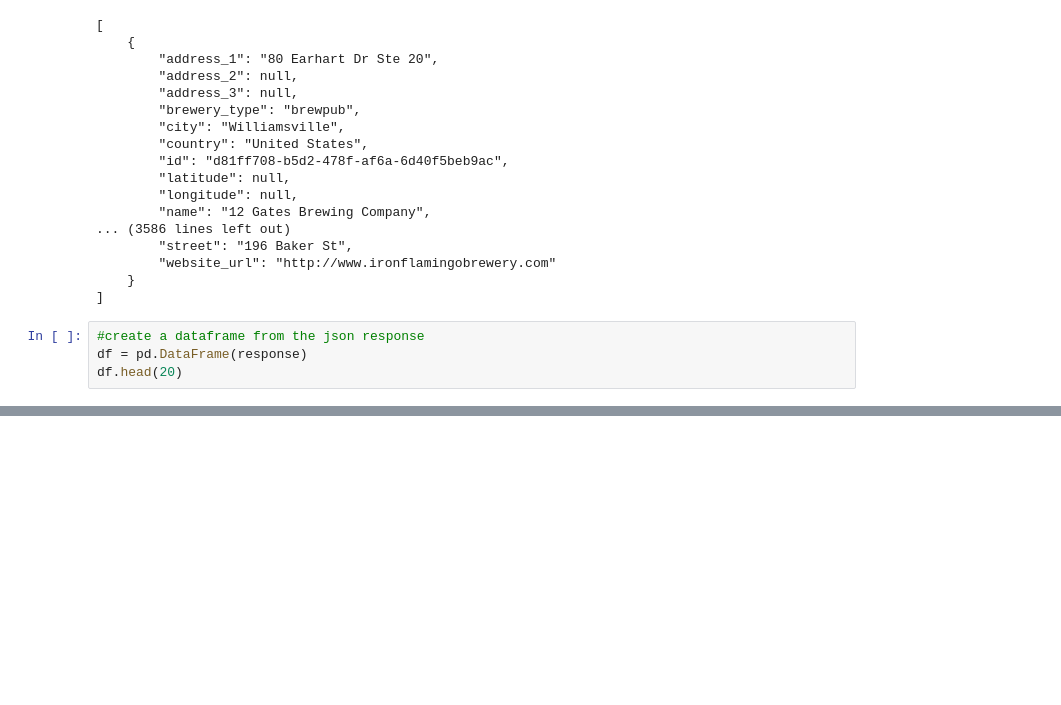
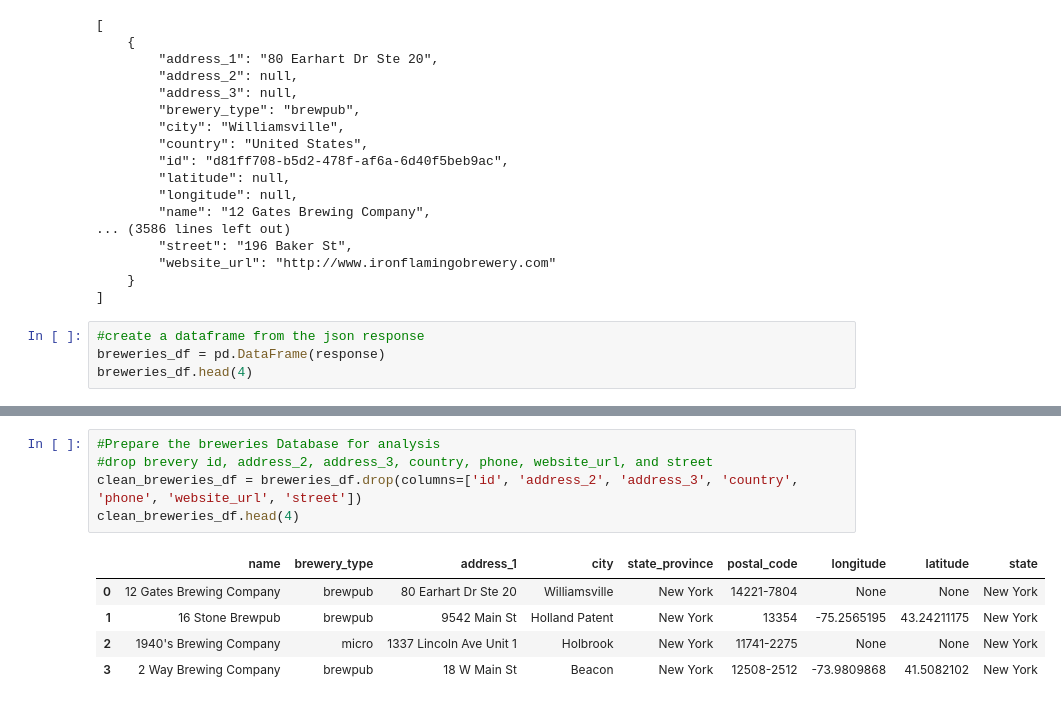
Before and after one commit to rpatel9877/project1, a Jupyter notebook: beer_database.ipynb, the cells around one changed output, grey strips where cells are left out. Saved outputs shown, nothing was run; the diff lists cells and outputs as text; blank space fills up the shorter version.

Commit message:
cleaned up database pull - last dataframe is the base dataset to work with

```diff
--- a/beer_database.ipynb
+++ b/beer_database.ipynb
@@ -31,8 +31,8 @@ print(json.dumps(response, indent=4, sort_keys=True))
 ]
 # %%
 #create a dataframe from the json response
-df = pd.DataFrame(response)
-df.head(20)
+breweries_df = pd.DataFrame(response)
+breweries_df.head(4)
 # %% [output]
 |  | id | name | brewery_type | address_1 | address_2 | address_3 | city | state_province | postal_code | ... |
 | 0 | d81ff708-b5d2-478f-af6a-6d40f5beb9ac | 12 Gates Brewing Company | brewpub | 80 Earhart Dr Ste 20 | None | None | Williamsville | New York | 14221-7804 | ... |
@@ -60,3 +48,14 @@ df.describe()
 | unique | 200 | 197 | 7 | 180 | 0 | 0 | 139 | 1 | 199 | ... |
 | top | d81ff708-b5d2-478f-af6a-6d40f5beb9ac | Braven Brewing Company | micro | 25 Drexel Dr | NaN | NaN | Brooklyn | New York | 11706-2234 | ... |
 | freq | 1 | 2 | 107 | 2 | NaN | NaN | 11 | 200 | 2 | ... |
+# %%
+#Prepare the breweries Database for analysis
+#drop brevery id, address_2, address_3, country, phone, website_url, and street
+clean_breweries_df = breweries_df.drop(columns=['id', 'address_2', 'address_3', 'country', 'phone', 'website_url', 'street'])
+clean_breweries_df.head(4)
+# %% [output]
+|  | name | brewery_type | address_1 | city | state_province | postal_code | longitude | latitude | state |
+| 0 | 12 Gates Brewing Company | brewpub | 80 Earhart Dr Ste 20 | Williamsville | New York | 14221-7804 | None | None | New York |
+| 1 | 16 Stone Brewpub | brewpub | 9542 Main St | Holland Patent | New York | 13354 | -75.2565195 | 43.24211175 | New York |
+| 2 | 1940's Brewing Company | micro | 1337 Lincoln Ave Unit 1 | Holbrook | New York | 11741-2275 | None | None | New York |
+| 3 | 2 Way Brewing Company | brewpub | 18 W Main St | Beacon | New York | 12508-2512 | -73.9809868 | 41.5082102 | New York |
```
Also changed, not shown: parts of 2 cells of this notebook, 1 other file.
